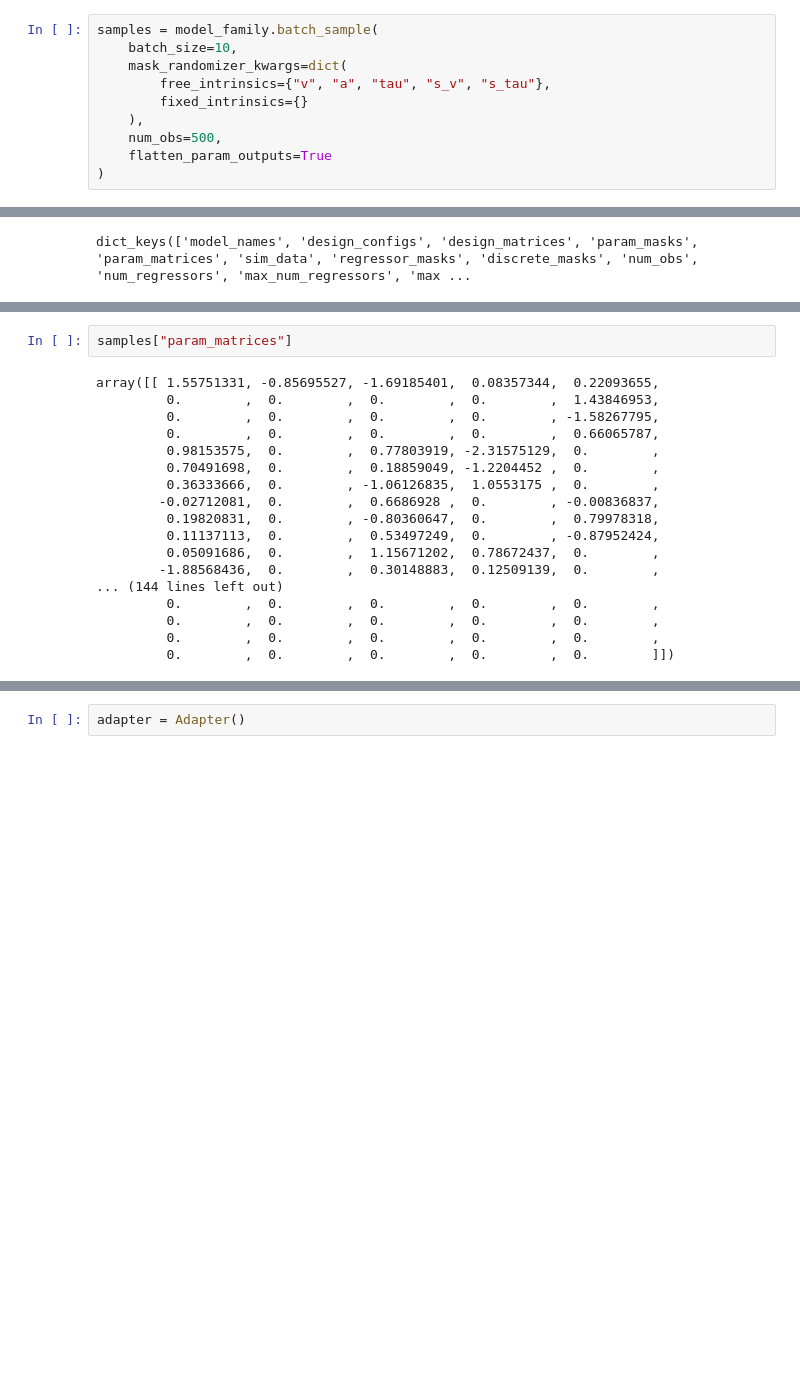
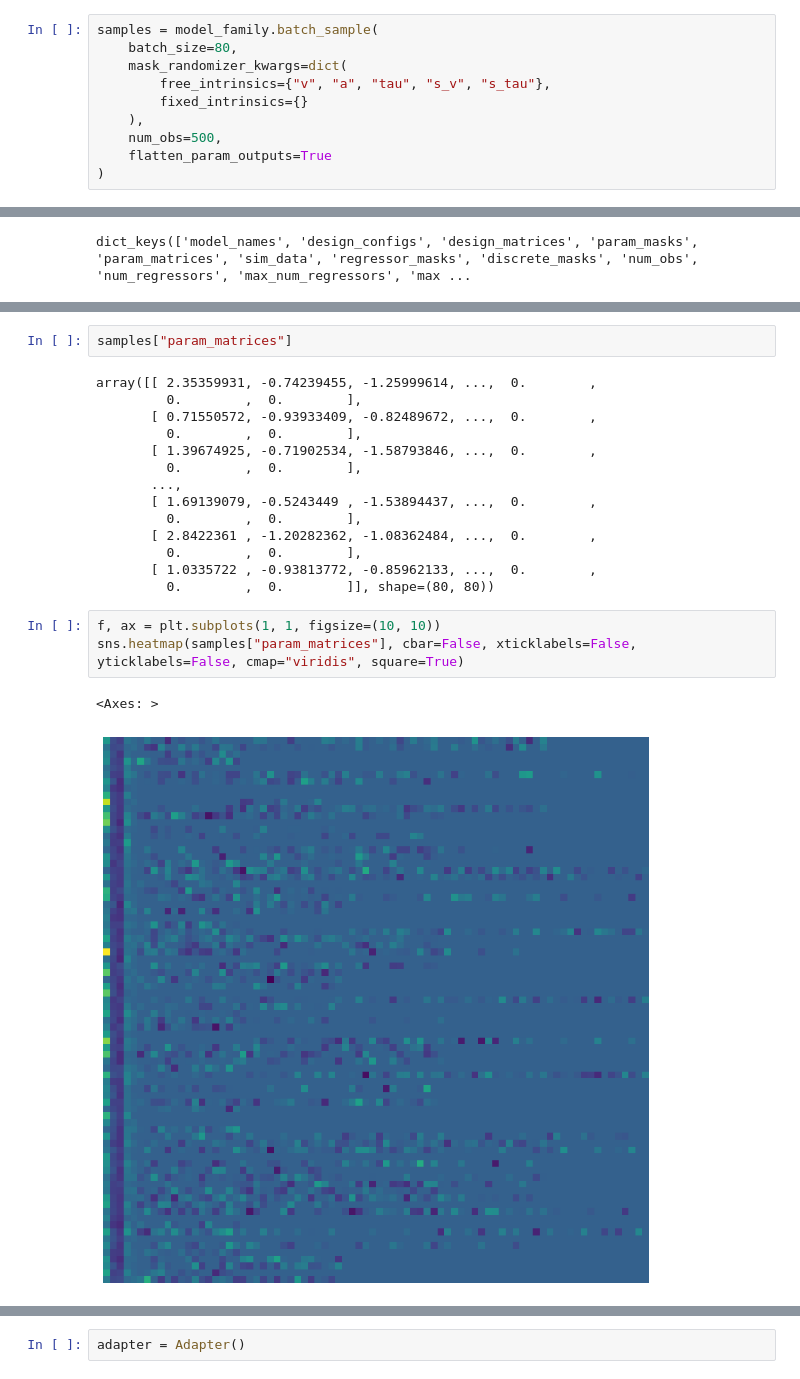
Before and after one commit to bayesflow-org/CogFormer, a Jupyter notebook: playgrounds/testing_workflow_v2.ipynb, the cells around one changed output, grey strips where cells are left out. Drawn from its saved outputs; the diff is of its cells as text; blank space fills up the shorter version.

```diff
--- a/playgrounds/testing_workflow_v2.ipynb
+++ b/playgrounds/testing_workflow_v2.ipynb
@@ -46,7 +46,7 @@ ddm_full_priors = {
 model_family = NestedModelFamily(name="DDM", model=DDM(), prior_fun=ddm_full_priors)
 # %%
 samples = model_family.batch_sample(
-    batch_size=10,
+    batch_size=80,
     mask_randomizer_kwargs=dict(
         free_intrinsics={"v", "a", "tau", "s_v", "s_tau"},
         fixed_intrinsics={}
@@ -65,23 +65,25 @@ samples["param_matrices"].shape
 # %%
 samples["param_matrices"]
 # %% [output]
-array([[ 1.55751331, -0.85695527, -1.69185401,  0.08357344,  0.22093655,
-         0.        ,  0.        ,  0.        ,  0.        ,  1.43846953,
-         0.        ,  0.        ,  0.        ,  0.        , -1.58267795,
-         0.        ,  0.        ,  0.        ,  0.        ,  0.66065787,
-         0.98153575,  0.        ,  0.77803919, -2.31575129,  0.        ,
-         0.70491698,  0.        ,  0.18859049, -1.2204452 ,  0.        ,
-         0.36333666,  0.        , -1.06126835,  1.0553175 ,  0.        ,
-        -0.02712081,  0.        ,  0.6686928 ,  0.        , -0.00836837,
-         0.19820831,  0.        , -0.80360647,  0.        ,  0.79978318,
-         0.11137113,  0.        ,  0.53497249,  0.        , -0.87952424,
-         0.05091686,  0.        ,  1.15671202,  0.78672437,  0.        ,
-        -1.88568436,  0.        ,  0.30148883,  0.12509139,  0.        ,
-... (144 lines left out)
-         0.        ,  0.        ,  0.        ,  0.        ,  0.        ,
-         0.        ,  0.        ,  0.        ,  0.        ,  0.        ,
-         0.        ,  0.        ,  0.        ,  0.        ,  0.        ,
-         0.        ,  0.        ,  0.        ,  0.        ,  0.        ]])
+array([[ 2.35359931, -0.74239455, -1.25999614, ...,  0.        ,
+         0.        ,  0.        ],
+       [ 0.71550572, -0.93933409, -0.82489672, ...,  0.        ,
+         0.        ,  0.        ],
+       [ 1.39674925, -0.71902534, -1.58793846, ...,  0.        ,
+         0.        ,  0.        ],
+       ...,
+       [ 1.69139079, -0.5243449 , -1.53894437, ...,  0.        ,
+         0.        ,  0.        ],
+       [ 2.8422361 , -1.20282362, -1.08362484, ...,  0.        ,
+         0.        ,  0.        ],
+       [ 1.0335722 , -0.93813772, -0.85962133, ...,  0.        ,
+         0.        ,  0.        ]], shape=(80, 80))
+# %%
+f, ax = plt.subplots(1, 1, figsize=(10, 10))
+sns.heatmap(samples["param_matrices"], cbar=False, xticklabels=False, yticklabels=False, cmap="viridis", square=True)
+# %% [output]
+<Axes: >
+[figure, added]
 # %%
 samples["param_masks"].shape
 # %% [output]
```
Also changed, not shown: parts of 16 cells of this notebook, 2 other files.
